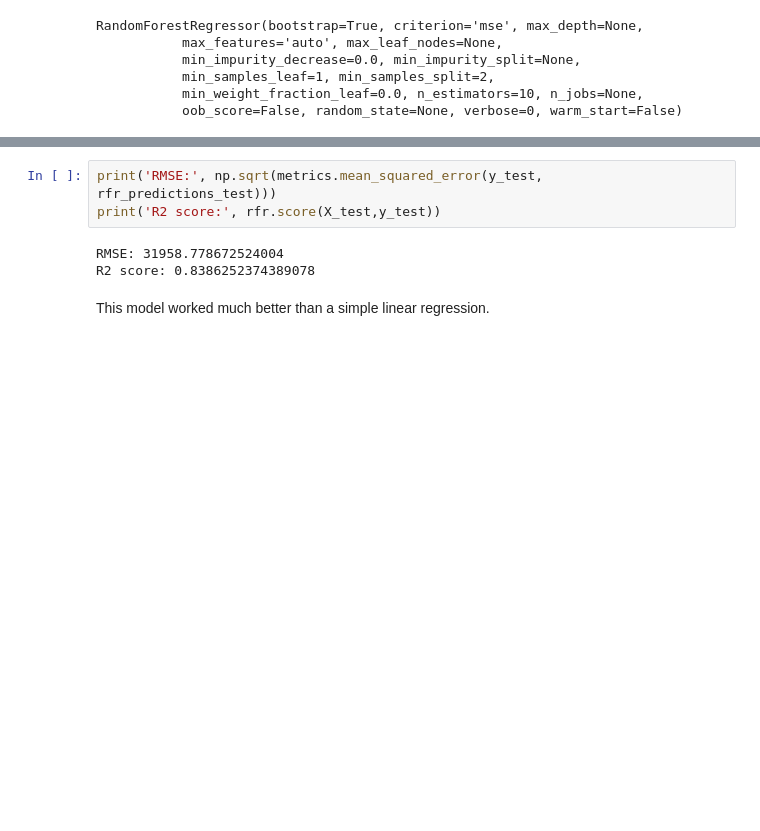
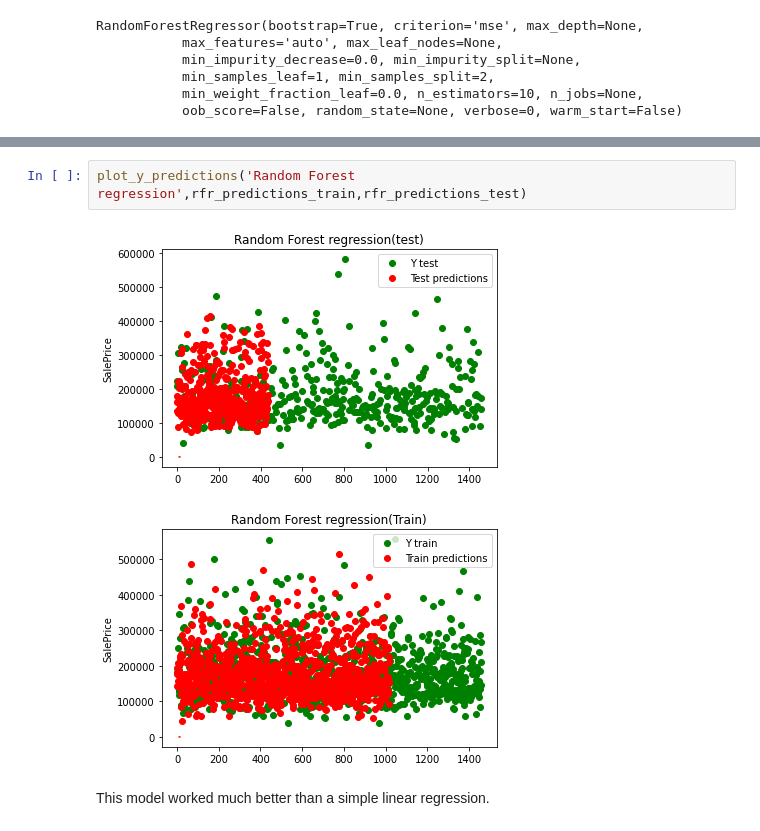
Before and after one commit to RaphaelRoriz/Machine-learning, a Jupyter notebook: housesPricesDataset/House Prices regressions.ipynb, the cells around one changed output, grey strips where cells are left out. Drawn from its saved outputs; the diff is of its cells as text; blank space fills up the shorter version.

```diff
--- a/housesPricesDataset/House Prices regressions.ipynb
+++ b/housesPricesDataset/House Prices regressions.ipynb
@@ -1084,9 +1117,8 @@ plot_train_test_predictions('Random Forest regression',rfr_predictions_train,rfr
-# %%
-print('RMSE:', np.sqrt(metrics.mean_squared_error(y_test, rfr_predictions_test)))
-print('R2 score:', rfr.score(X_test,y_test))
-# %% [output]
-RMSE: 31958.778672524004
-R2 score: 0.8386252374389078
+# %%
+plot_y_predictions('Random Forest regression',rfr_predictions_train,rfr_predictions_test)
+# %% [output]
+[figure, added]
+[figure, added]
 # %% [markdown]
 This model worked much better than a simple linear regression.
 # %%
```
Also changed, not shown: parts of 33 cells of this notebook.
